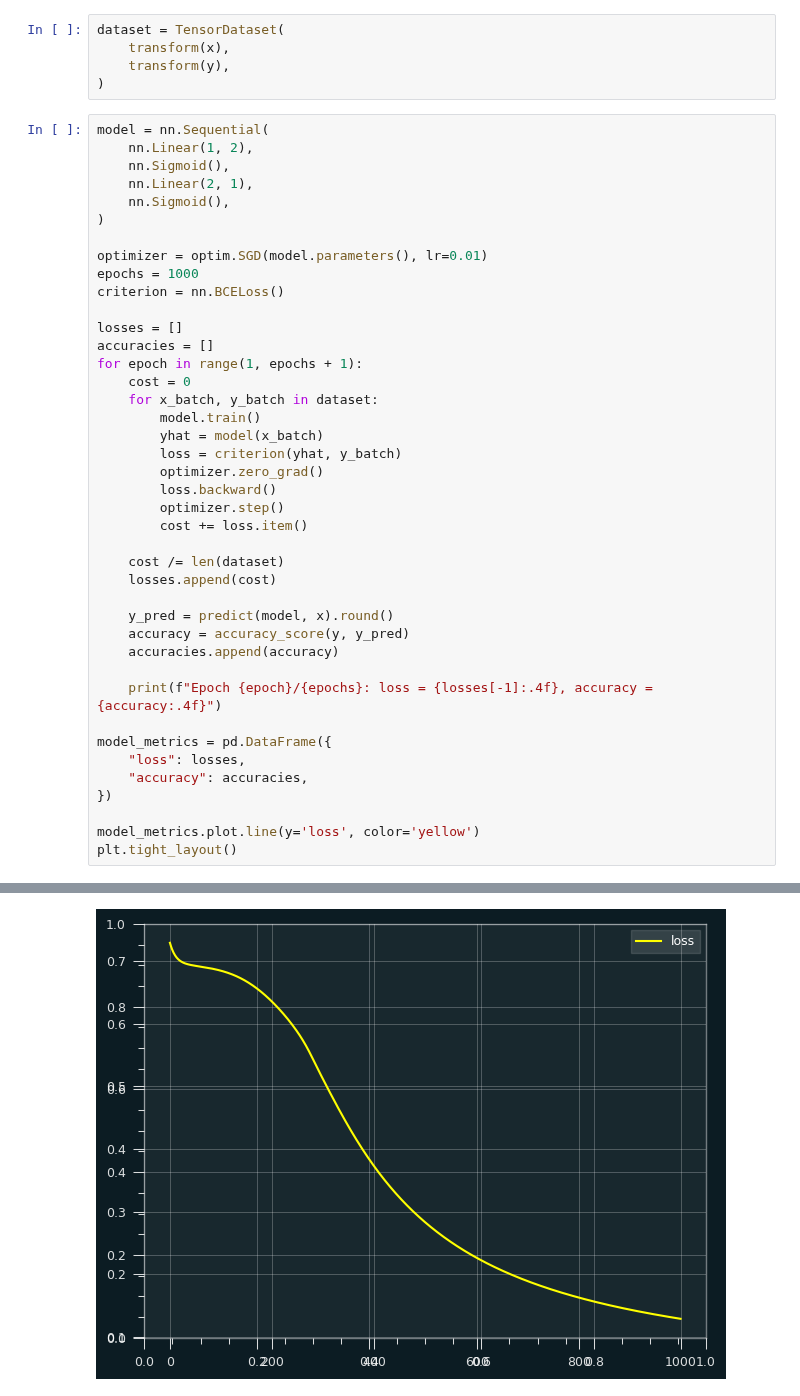
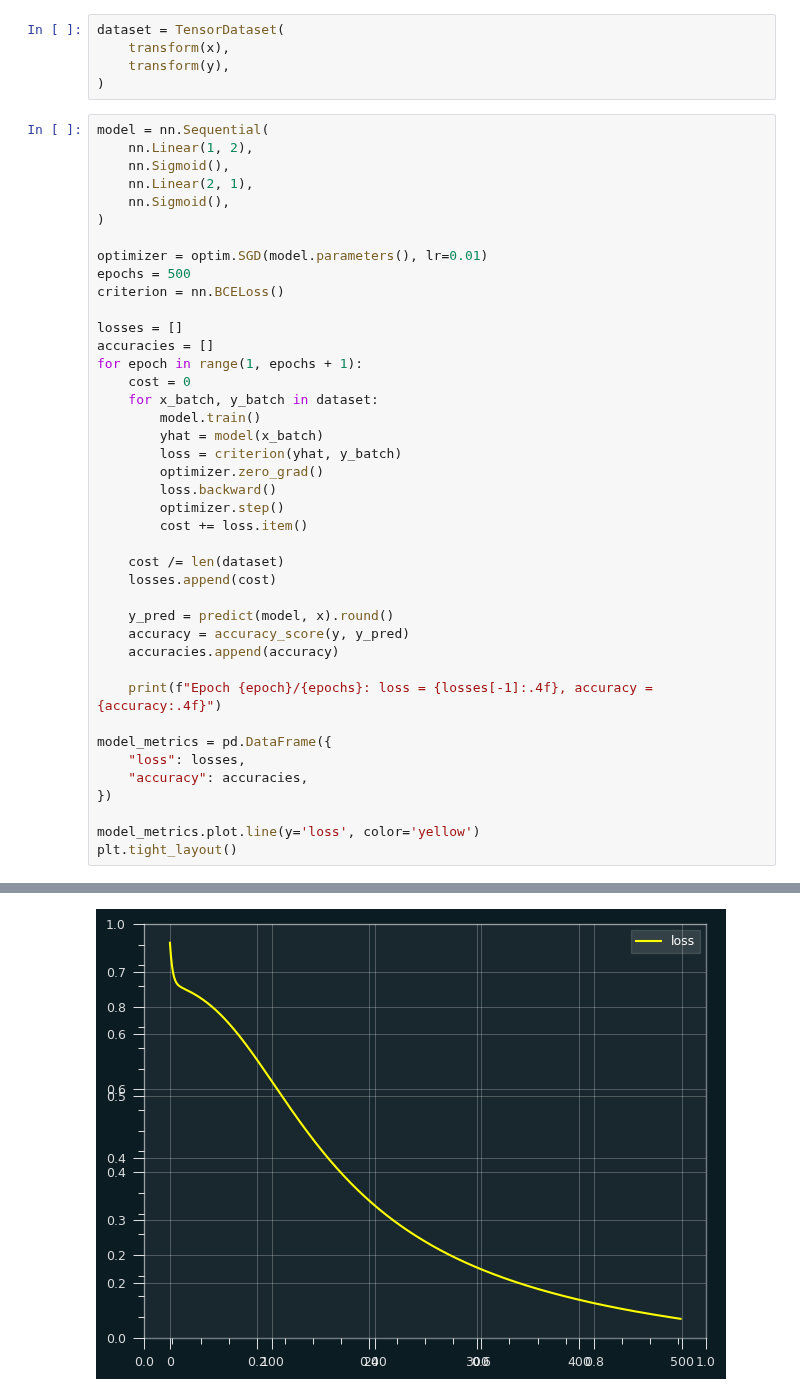
Before and after one commit to RohitMugalya/Learner-s-Garden, a Jupyter notebook: practice notebooks/classification neural net way.ipynb, the cells around one changed output, grey strips where cells are left out. Saved outputs shown, nothing was run; the diff lists cells and outputs as text.

```diff
--- a/practice notebooks/classification neural net way.ipynb
+++ b/practice notebooks/classification neural net way.ipynb
@@ -54,7 +54,7 @@ model = nn.Sequential(
 )
 
 optimizer = optim.SGD(model.parameters(), lr=0.01)
-epochs = 1000
+epochs = 500
 criterion = nn.BCELoss()
 
 losses = []
@@ -107,4 +107,4 @@ Epoch 1000/1000: loss = 0.1287, accuracy = 1.0000
-[figure, old version]
+[figure, new version]
 # %%
 plt.scatter(x, y, color='cyan')
 plt.plot(x, predict(model, x), color='tomato')
```
Also changed, not shown: parts of 5 cells of this notebook.
